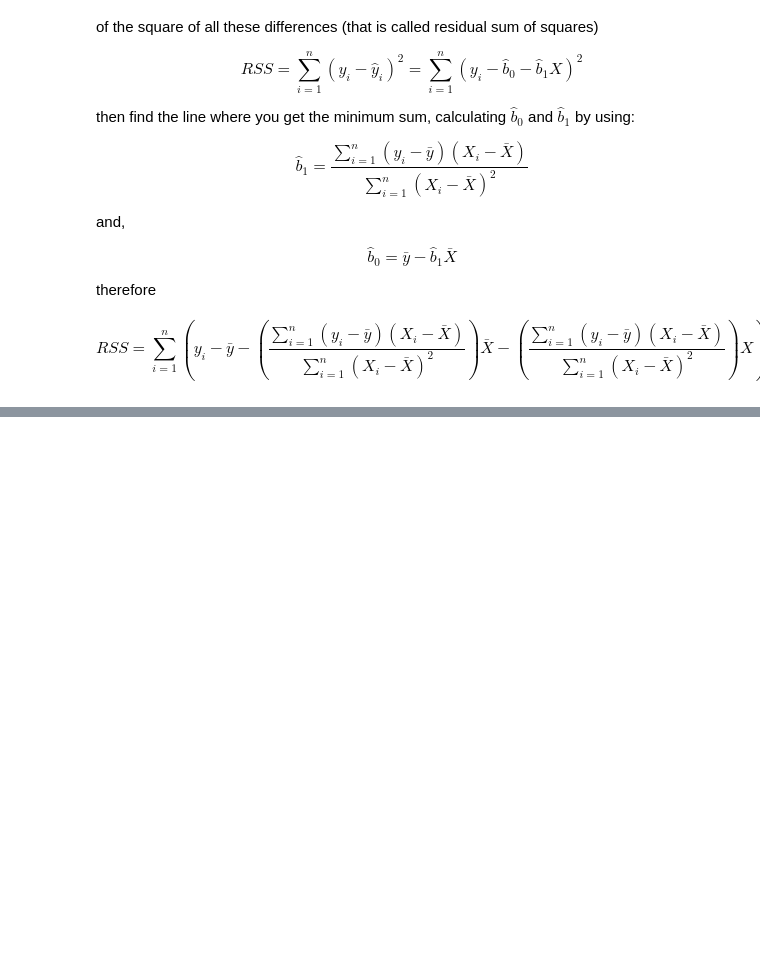
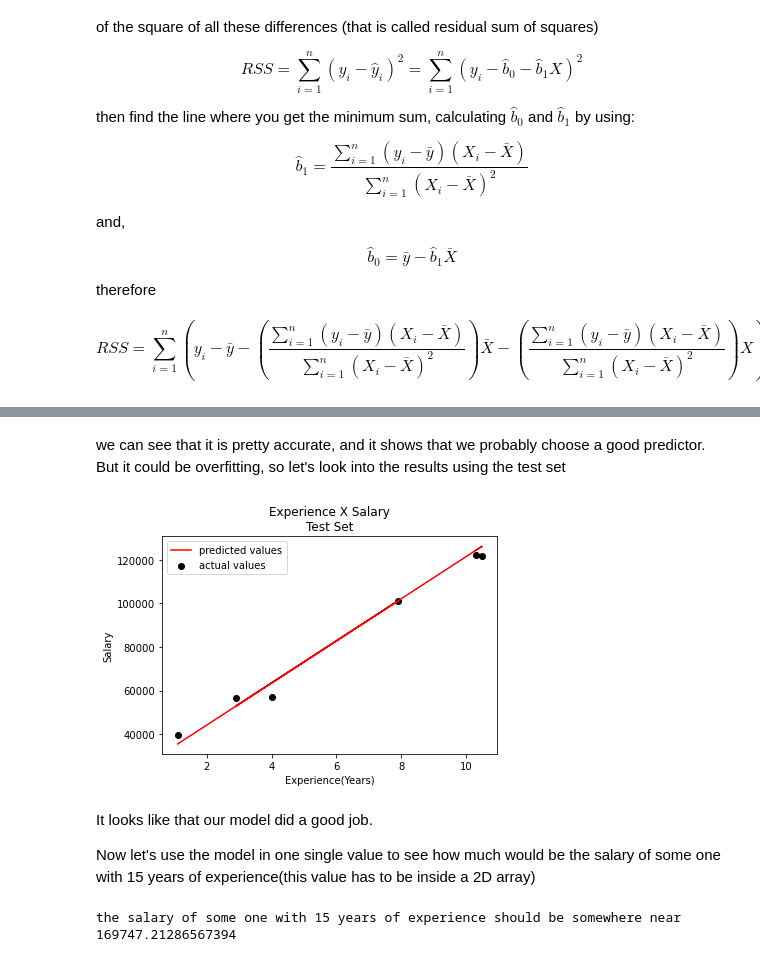
Before and after one commit to Enzoerb/machine_learning-initial_study, a Jupyter notebook: Regression/Simple_Linear_Regression/Documentation Simple Linear Regression.ipynb, the cells around one changed output, grey strips where cells are left out. Saved outputs shown, nothing was run; the diff lists cells and outputs as text; code cells hidden in the pictures; blank space fills up the shorter version.

```diff
--- a/Regression/Simple_Linear_Regression/Documentation Simple Linear Regression.ipynb
+++ b/Regression/Simple_Linear_Regression/Documentation Simple Linear Regression.ipynb
@@ -44,0 +113,2 @@ RSS = \sum_{i=1}^n\left({y_i-\bar{y}-\left(\frac{\sum_{i=1}^n{(y_i-\bar{y})(X_i-
+# %%
+y_test_prediction = regressor.predict(X_test)
@@ -44,0 +131,22 @@ RSS = \sum_{i=1}^n\left({y_i-\bar{y}-\left(\frac{\sum_{i=1}^n{(y_i-\bar{y})(X_i-
+# %% [markdown]
+we can see that it is pretty accurate, and it shows that we probably choose a good predictor. But it could be overfitting, so let's look into the results using the test set
+# %%
+plt.scatter(X_test, y_test, color='black', label='actual values')
+plt.plot(X_test, y_test_prediction, color='red', label='predicted values')
+plt.ylabel('Salary')
+plt.xlabel('Experience(Years)')
+plt.legend()
+plt.title('Experience X Salary\nTest Set')
+plt.show()
+# %% [output]
+[figure, added]
+# %% [markdown]
+It looks like that our model did a good job.
+
+Now let's use the model in one single value to see how much would be the salary of some one with 15 years of experience(this value has to be inside a 2D array)
+# %%
+year_of_experience = 15
+salary = regressor.predict([[year_of_experience]])
+print(f'the salary of some one with {year_of_experience} years of experience should be somewhere near {salary[0]}')
+# %% [output]
+the salary of some one with 15 years of experience should be somewhere near 169747.21286567394
```
Also changed, not shown: parts of 17 cells of this notebook, 1 other file.
